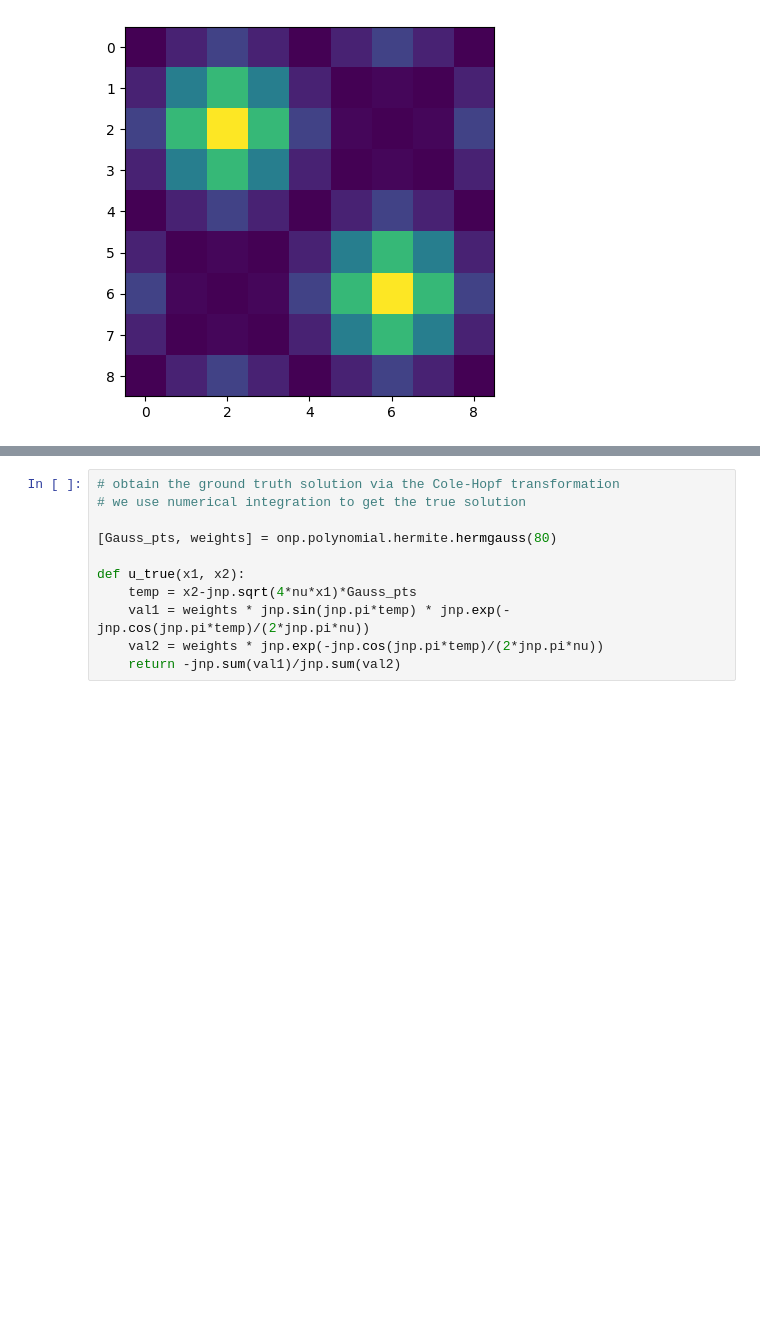
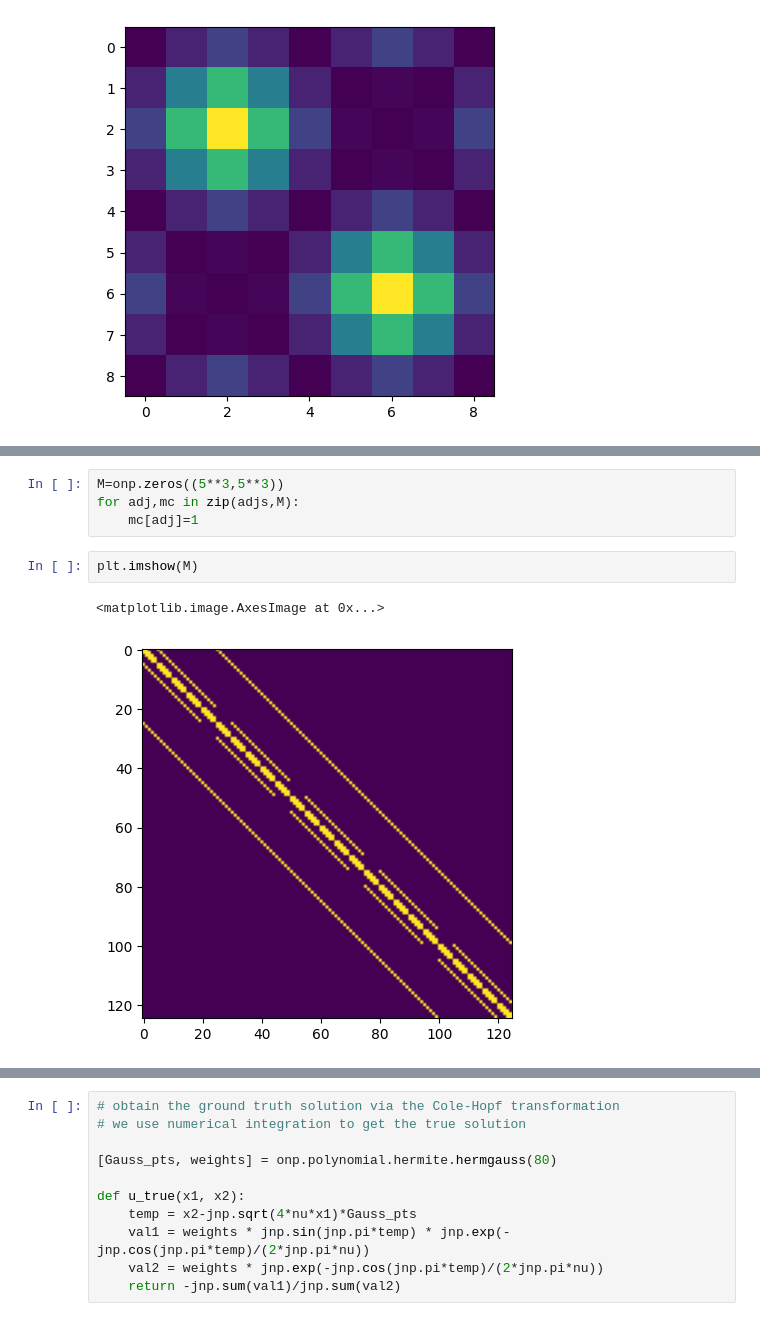
Before and after one commit to grmc1999/GP_PDE_NonLinSolver, a Jupyter notebook: notebooks/1phase_darcy.ipynb, the cells around one changed output, grey strips where cells are left out. Drawn from its saved outputs; the diff is of its cells as text; blank space fills up the shorter version.

```diff
--- a/notebooks/1phase_darcy.ipynb
+++ b/notebooks/1phase_darcy.ipynb
@@ -145,0 +211,9 @@ def FD_Darcy_flow_1D_1P(N):
+# %%
+M=onp.zeros((5**3,5**3))
+for adj,mc in zip(adjs,M):
+    mc[adj]=1
+# %%
+plt.imshow(M)
+# %% [output]
+<matplotlib.image.AxesImage at 0x...>
+[figure, added]
```
Also changed, not shown: parts of 7 cells of this notebook.
